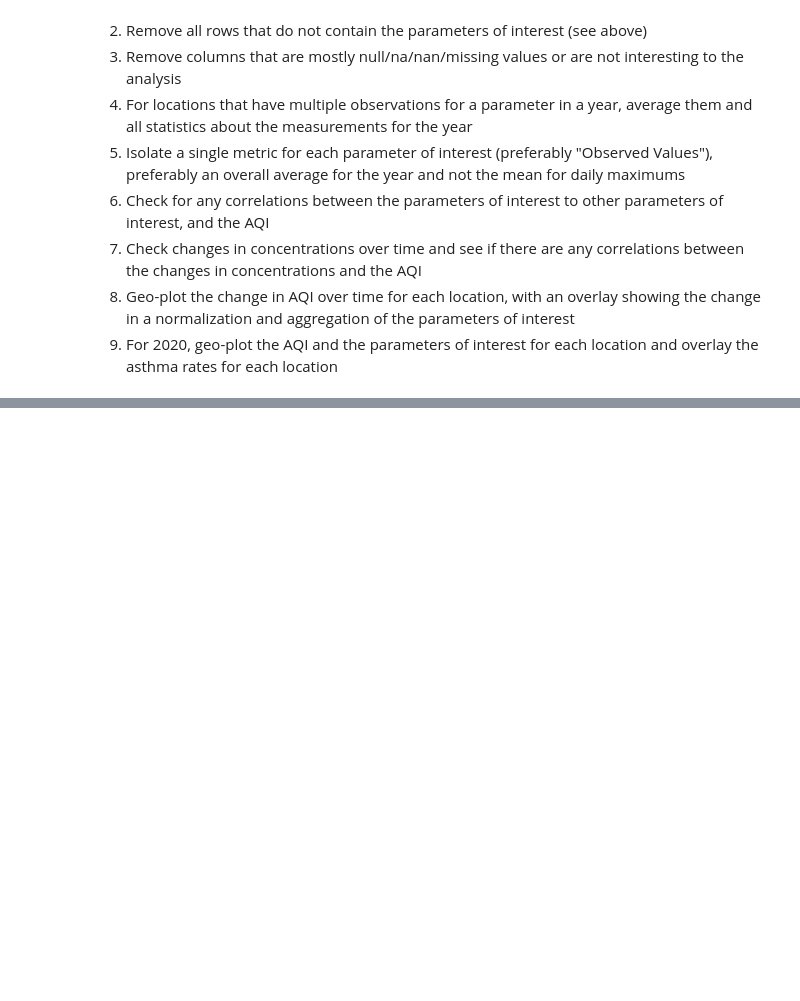
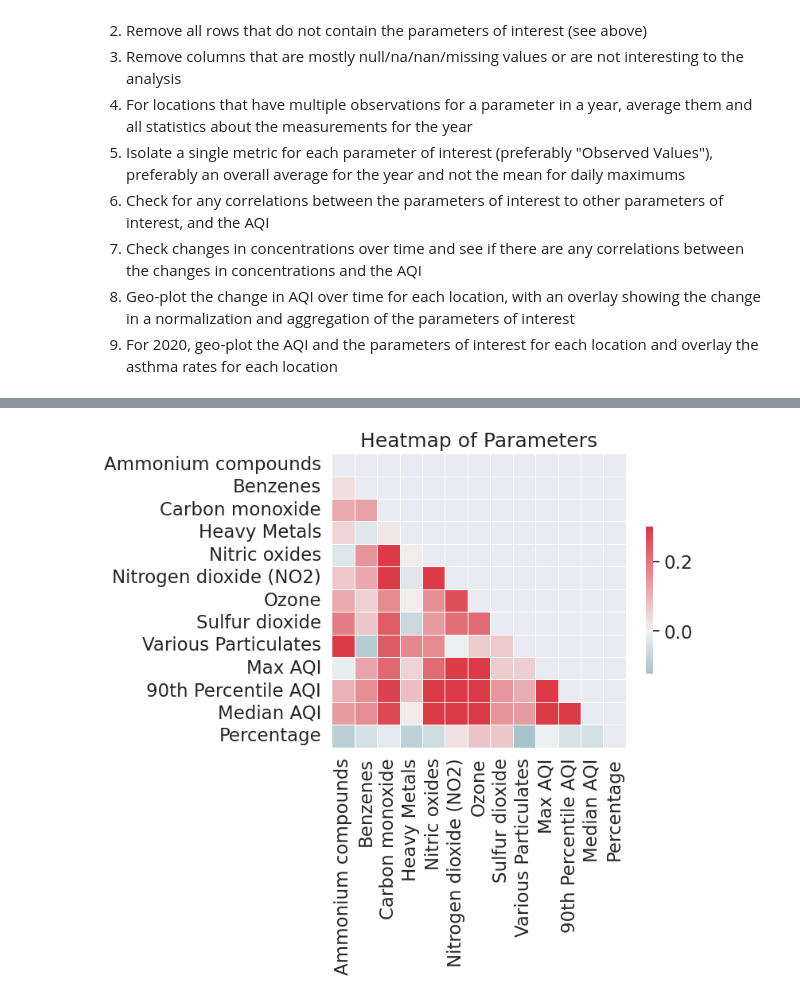
Before and after one commit to ubco-W2022T2-data301/project-group-group04, a Jupyter notebook: analysis/analysis1.ipynb, the cells around one changed output, grey strips where cells are left out. Cells and saved outputs as stored; diff of their text form; code cells hidden in the pictures; blank space fills up the shorter version.

```diff
--- a/analysis/analysis1.ipynb
+++ b/analysis/analysis1.ipynb
@@ -269,23 +233,52 @@ None
 # %%
 # grouped = (
 #     df.loc[df["Parameter Name"].isin(whitelist)]
 #     .drop_duplicates(subset=["CBSA Name", "Year", "Parameter Name"])
 #     .groupby(["CBSA Name", "Parameter Name"], as_index=False)
 # )["Arithmetic Mean"].agg("mean").pivot(
 #     values="Arithmetic Mean",
 #     columns="Parameter Name",
 #     index="CBSA Name",
 # )
-# corr = grouped.corr()
+import numpy as np
 
-# # Generate a mask for the top right so we only generate one correlation per
-# # pair of factors.
-# mask = np.triu(np.ones_like(corr, dtype=np.bool_))
+corr = ret[
+    [
+        "Ammonium compounds",
+        "Benzenes",
+        "Carbon monoxide",
+        "Heavy Metals",
+        "Nitric oxides",
+        "Nitrogen dioxide (NO2)",
+        "Ozone",
+        "Sulfur dioxide",
+        "Various Particulates",
+        "Max AQI",
+        "90th Percentile AQI",
+        "Median AQI",
+        "Percentage",
+    ]
+].corr()
 
-# # Generate custom color map
-# cmap = sns.diverging_palette(220, 10, as_cmap=True)
+# Generate a mask for the top right so we only generate one correlation per
+# pair of factors.
+mask = np.triu(np.ones_like(corr, dtype=np.bool_))
 
-# # Create figure using seaborn:
-# heatmap = sns.heatmap(corr, mask=mask, cmap=cmap, vmax=.3, center=0, square=True, linewidths=.5, cbar_kws={"shrink": .5})
-# heatmap.set(title='Heatmap of Parameters')
-# None
+# Generate custom color map
+cmap = sns.diverging_palette(220, 10, as_cmap=True)
+
+# Create figure using seaborn:
+heatmap = sns.heatmap(
+    corr,
+    mask=mask,
+    cmap=cmap,
+    vmax=0.3,
+    center=0,
+    square=True,
+    linewidths=0.5,
+    cbar_kws={"shrink": 0.5},
+)
+heatmap.set(title="Heatmap of Parameters")
+None
+# %% [output]
+[figure, added]
```
Also changed, not shown: parts of 18 cells of this notebook, 4 other files.
